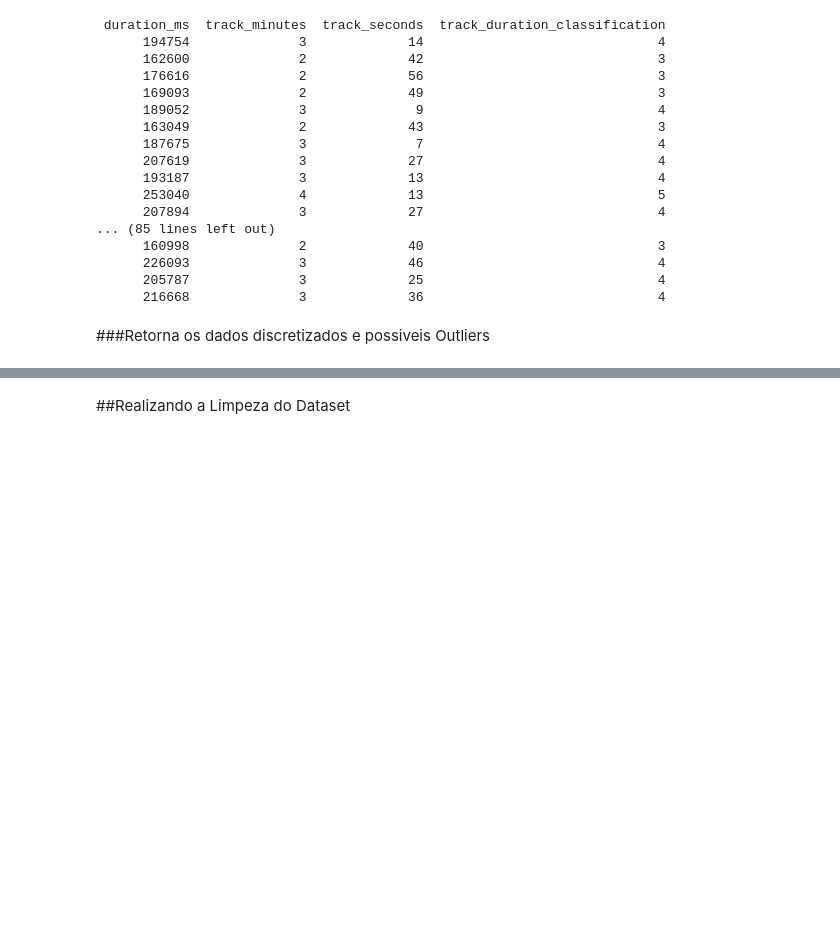
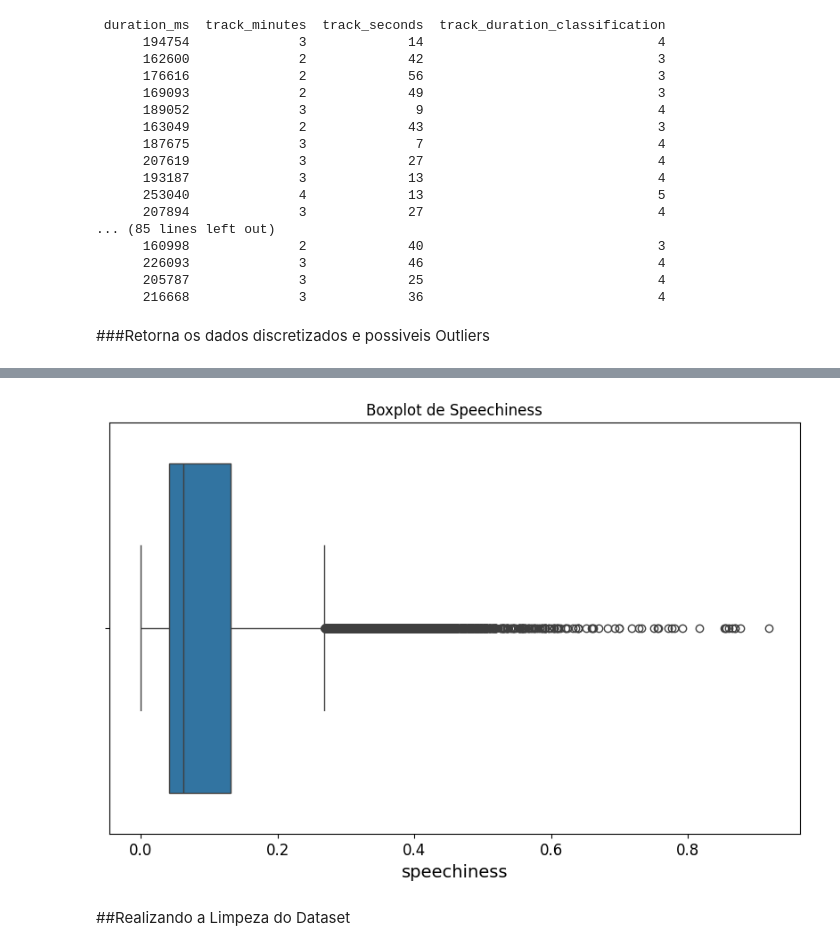
Before and after one commit to Lrs-mtos/song-popularity-ML, a Jupyter notebook: song_popularity.ipynb, the cells around one changed output, grey strips where cells are left out. Cells and saved outputs as stored; diff of their text form; code cells hidden in the pictures; blank space fills up the shorter version.

```diff
--- a/song_popularity.ipynb
+++ b/song_popularity.ipynb
@@ -426,5 +426,12 @@ Name: track_popularity, Length: 32833, dtype: category
 Categories (100, object): ['Intervalo 1' < 'Intervalo 2' < 'Intervalo 3' < 'Intervalo 4' < ... <
                            'Intervalo 97' < 'Intervalo 98' < 'Intervalo 99' < 'Intervalo 100']
+# %%
+plt.figure(figsize=(10, 6))
+sns.boxplot(x=songs_cp['speechiness'])
+plt.title('Boxplot de Speechiness')
+plt.show()
+# %% [output]
+[figure, added]
 # %% [markdown]
 ##Realizando a Limpeza do Dataset
 # %%
```
Also changed, not shown: parts of 1 cell of this notebook.
